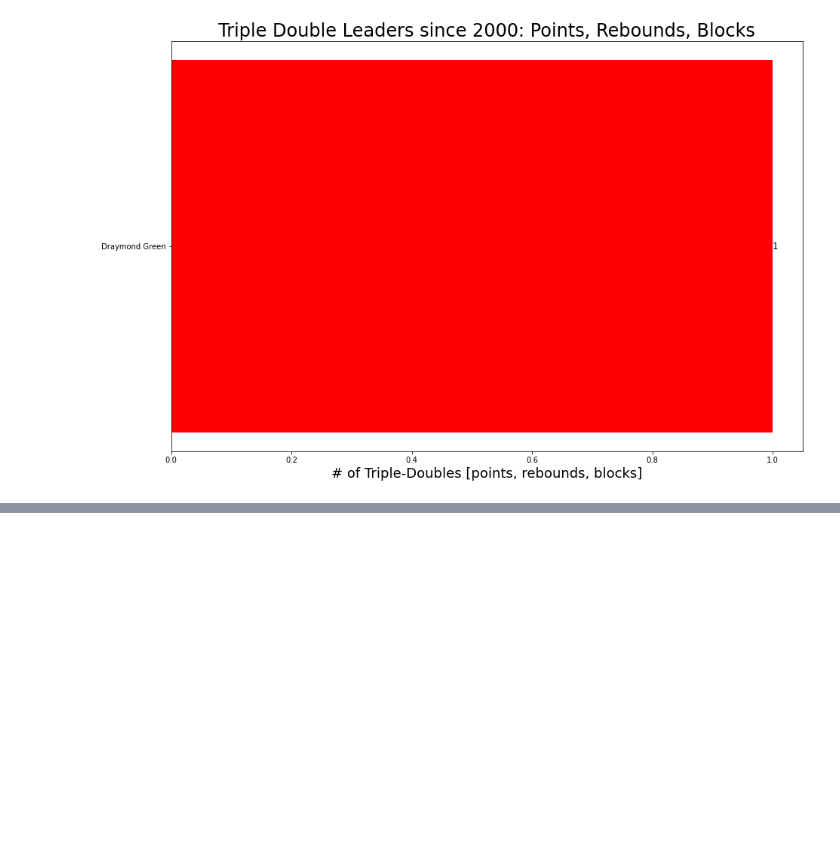
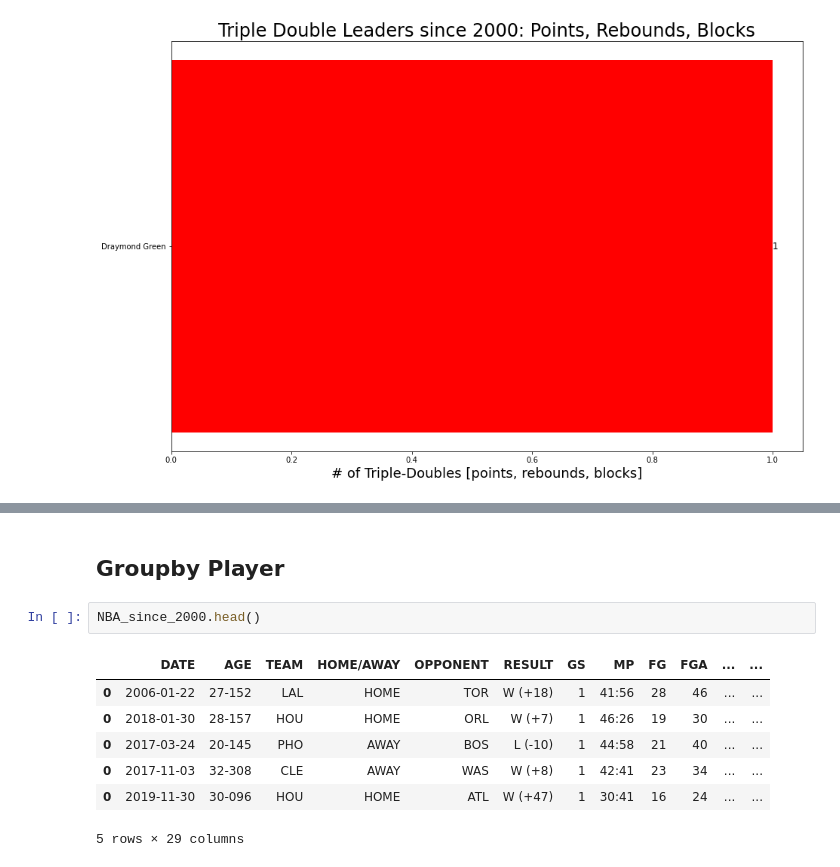
Before and after one commit to bme3412/Python, a Jupyter notebook: Projects/Basketball_reference/NBA_since_2000.ipynb, the cells around one changed output, grey strips where cells are left out. Cells and saved outputs as stored; diff of their text form; blank space fills up the shorter version.

```diff
--- a/Projects/Basketball_reference/NBA_since_2000.ipynb
+++ b/Projects/Basketball_reference/NBA_since_2000.ipynb
@@ -1456,0 +1461,12 @@ trip_dub_reb_ast_stl
+# %% [markdown]
+## Groupby Player
+# %%
+NBA_since_2000.head()
+# %% [output]
+|  | DATE | AGE | TEAM | HOME/AWAY | OPPONENT | RESULT | GS | MP | FG | FGA | ... | ... |
+| 0 | 2006-01-22 | 27-152 | LAL | HOME | TOR | W (+18) | 1 | 41:56 | 28 | 46 | ... | ... |
+| 0 | 2018-01-30 | 28-157 | HOU | HOME | ORL | W (+7) | 1 | 46:26 | 19 | 30 | ... | ... |
+| 0 | 2017-03-24 | 20-145 | PHO | AWAY | BOS | L (-10) | 1 | 44:58 | 21 | 40 | ... | ... |
+| 0 | 2017-11-03 | 32-308 | CLE | AWAY | WAS | W (+8) | 1 | 42:41 | 23 | 34 | ... | ... |
+| 0 | 2019-11-30 | 30-096 | HOU | HOME | ATL | W (+47) | 1 | 30:41 | 16 | 24 | ... | ... |
+5 rows × 29 columns
```
Also changed, not shown: parts of 23 cells of this notebook.
